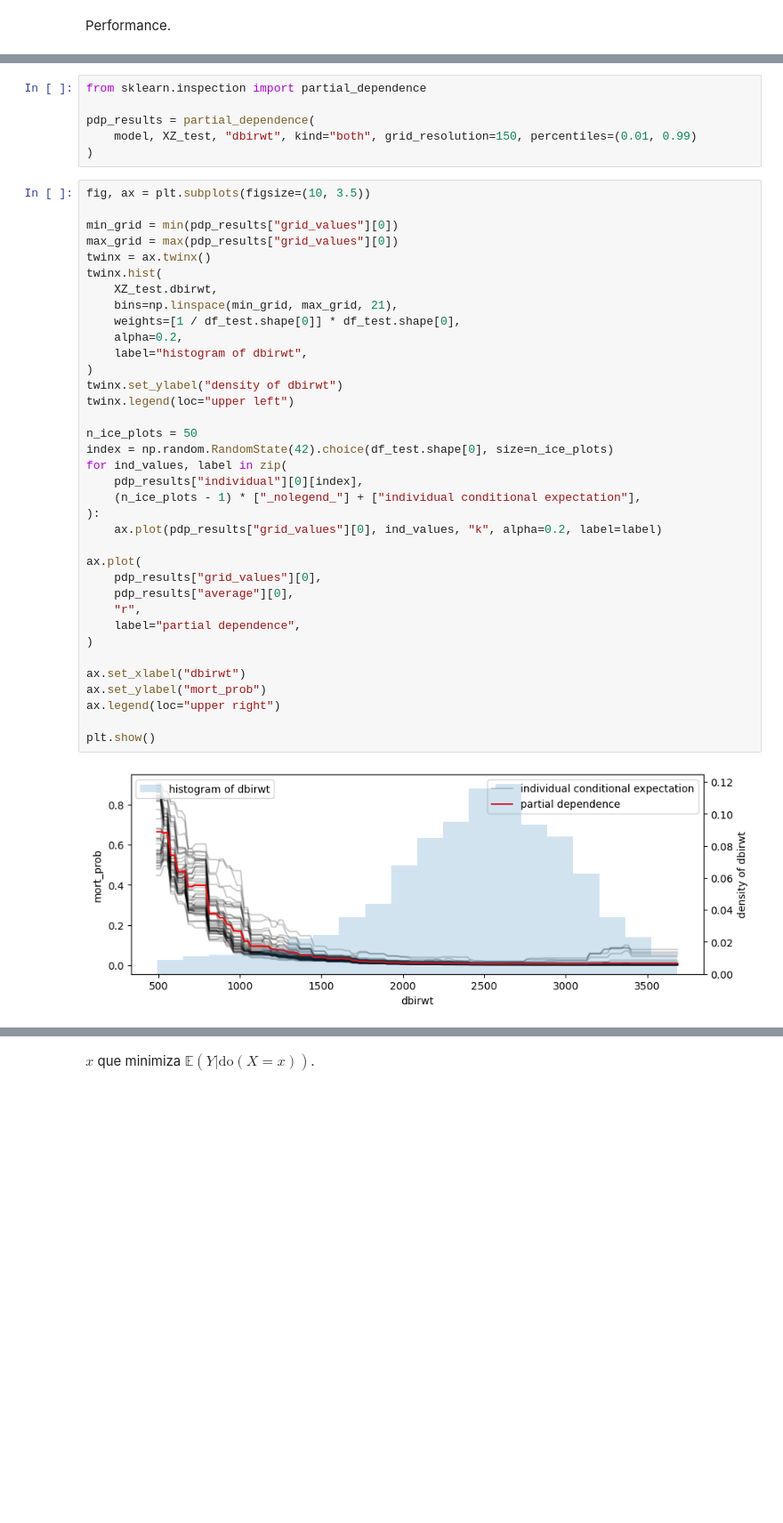
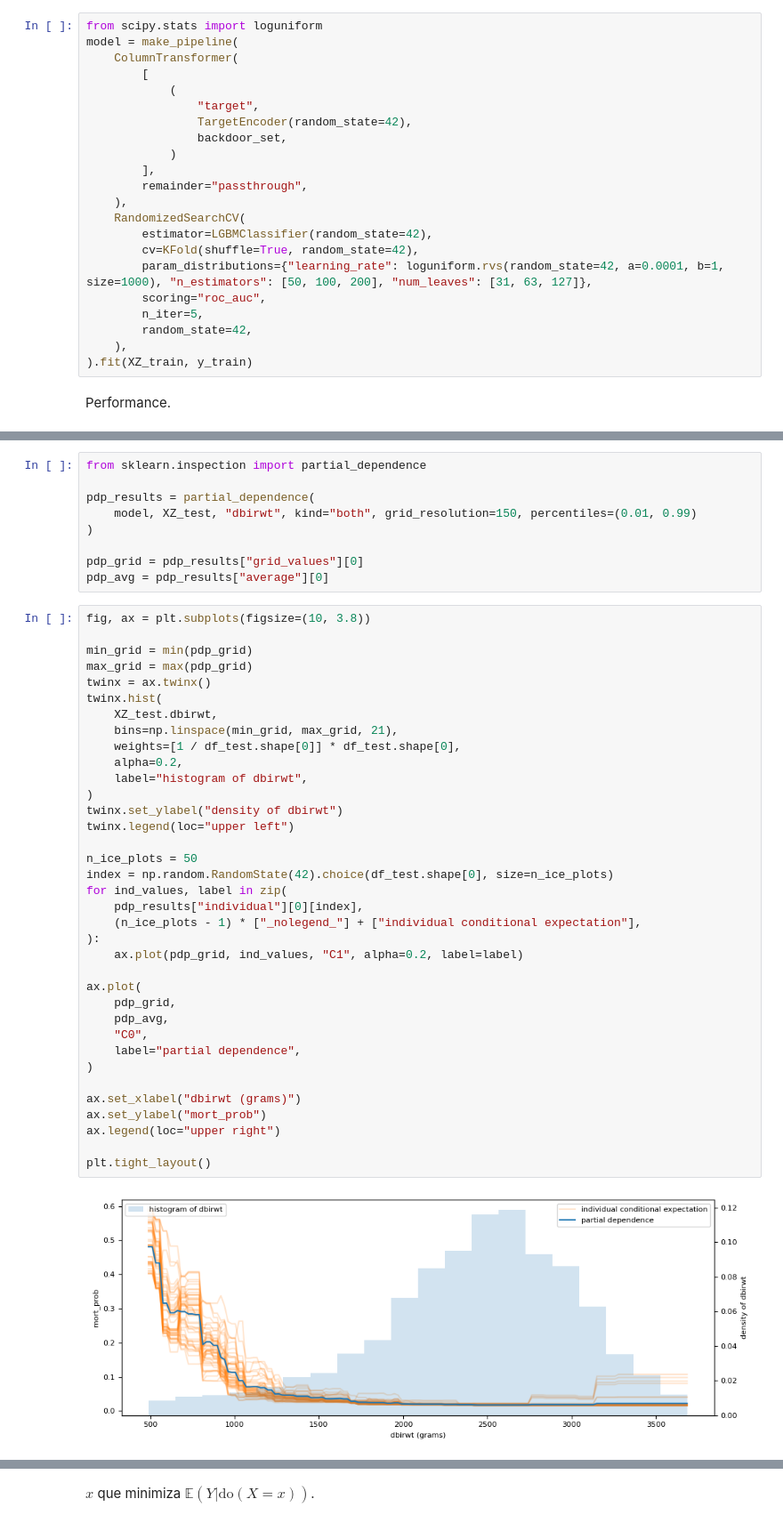
Before and after one commit to vitaliset/projetos-de-estudo, a Jupyter notebook: Causal Inference Exercises/tratamento_continuo.ipynb, the cells around one changed output, grey strips where cells are left out. Shown at 89% size. Saved outputs shown, nothing was run; the diff lists cells and outputs as text; blank space fills up the shorter version.

```diff
--- a/Causal Inference Exercises/tratamento_continuo.ipynb
+++ b/Causal Inference Exercises/tratamento_continuo.ipynb
@@ -198,3 +183,25 @@ model = make_pipeline(
+# %%
+from scipy.stats import loguniform
+model = make_pipeline(
+    ColumnTransformer(
+        [
+            (
+                "target",
+                TargetEncoder(random_state=42),
+                backdoor_set,
+            )
+        ],
+        remainder="passthrough",
+    ),
+    RandomizedSearchCV(
+        estimator=LGBMClassifier(random_state=42),
+        cv=KFold(shuffle=True, random_state=42),
+        param_distributions={"learning_rate": loguniform.rvs(random_state=42, a=0.0001, b=1, size=1000), "n_estimators": [50, 100, 200], "num_leaves": [31, 63, 127]},
+        scoring="roc_auc",
+        n_iter=5,
+        random_state=42,
+    ),
+).fit(XZ_train, y_train)
 # %% [markdown]
 Performance.
 # %%
@@ -211,41 +273,44 @@ from sklearn.inspection import partial_dependence
 pdp_results = partial_dependence(
     model, XZ_test, "dbirwt", kind="both", grid_resolution=150, percentiles=(0.01, 0.99)
 )
+
+pdp_grid = pdp_results["grid_values"][0]
+pdp_avg = pdp_results["average"][0]
 # %%
-fig, ax = plt.subplots(figsize=(10, 3.5))
+fig, ax = plt.subplots(figsize=(10, 3.8))
 
-min_grid = min(pdp_results["grid_values"][0])
-max_grid = max(pdp_results["grid_values"][0])
+min_grid = min(pdp_grid)
+max_grid = max(pdp_grid)
 twinx = ax.twinx()
 twinx.hist(
     XZ_test.dbirwt,
     bins=np.linspace(min_grid, max_grid, 21),
     weights=[1 / df_test.shape[0]] * df_test.shape[0],
     alpha=0.2,
     label="histogram of dbirwt",
 )
 twinx.set_ylabel("density of dbirwt")
 twinx.legend(loc="upper left")
 
 n_ice_plots = 50
 index = np.random.RandomState(42).choice(df_test.shape[0], size=n_ice_plots)
 for ind_values, label in zip(
     pdp_results["individual"][0][index],
     (n_ice_plots - 1) * ["_nolegend_"] + ["individual conditional expectation"],
 ):
-    ax.plot(pdp_results["grid_values"][0], ind_values, "k", alpha=0.2, label=label)
+    ax.plot(pdp_grid, ind_values, "C1", alpha=0.2, label=label)
 
 ax.plot(
-    pdp_results["grid_values"][0],
-    pdp_results["average"][0],
-    "r",
+    pdp_grid,
+    pdp_avg,
+    "C0",
     label="partial dependence",
 )
 
-ax.set_xlabel("dbirwt")
+ax.set_xlabel("dbirwt (grams)")
 ax.set_ylabel("mort_prob")
 ax.legend(loc="upper right")
 
-plt.show()
+plt.tight_layout()
 # %% [output]
-[figure, old version]
+[figure, new version]
```
Also changed, not shown: parts of 17 cells of this notebook.
